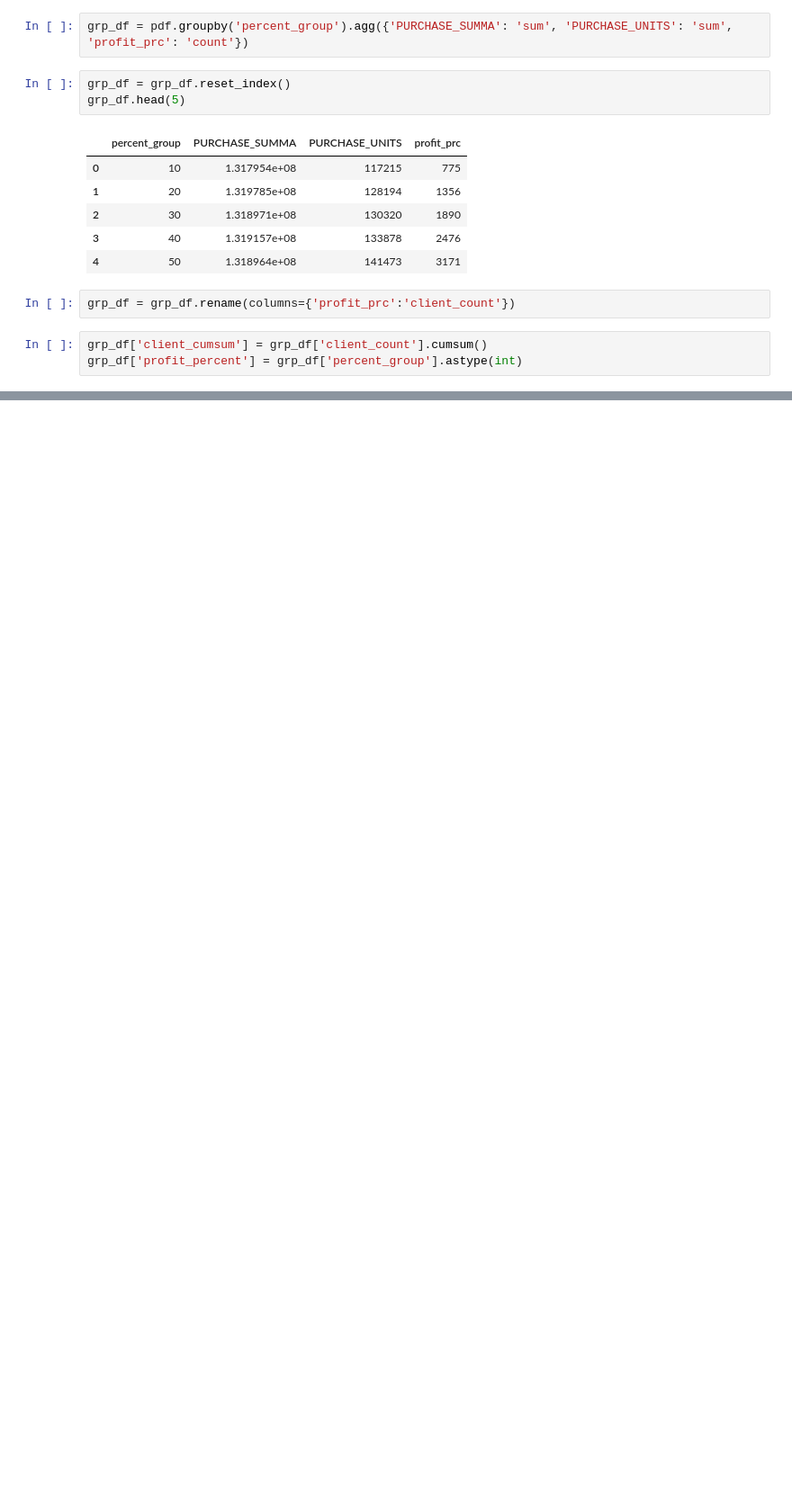
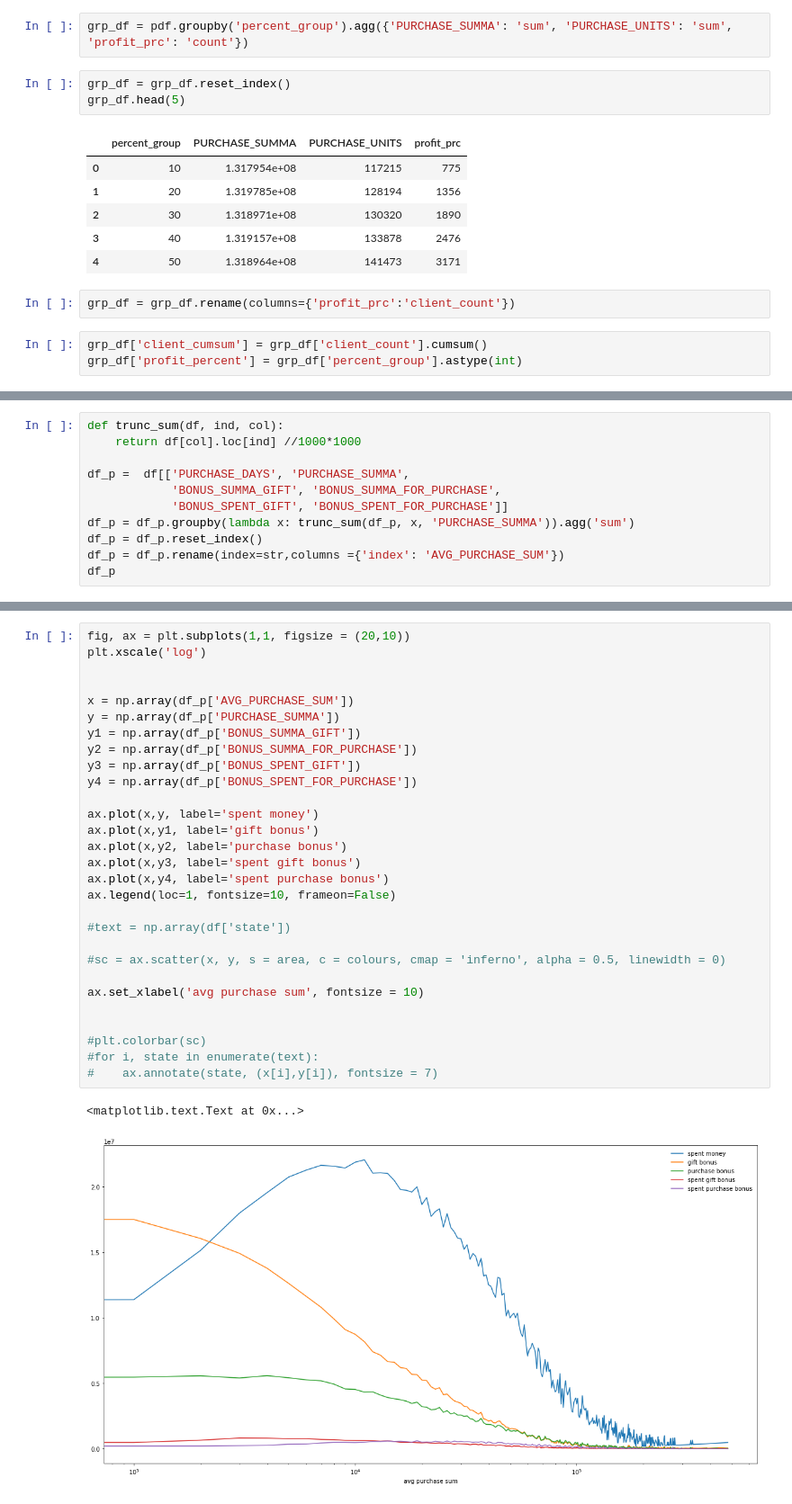
Before and after one commit to erlong15/bigdata_homework, a Jupyter notebook: homework2/homework2_2.ipynb, the cells around one changed output, grey strips where cells are left out. Shown at 90% size. Drawn from its saved outputs; the diff is of its cells as text; blank space fills up the shorter version.

```diff
--- a/homework2/homework2_2.ipynb
+++ b/homework2/homework2_2.ipynb
@@ -75,0 +109,11 @@ ax.fill_between(grp_df['client_cumsum'], 0, grp_df['profit_percent'])
+# %%
+def trunc_sum(df, ind, col):
+    return df[col].loc[ind] //1000*1000
+
+df_p =  df[['PURCHASE_DAYS', 'PURCHASE_SUMMA',
+            'BONUS_SUMMA_GIFT', 'BONUS_SUMMA_FOR_PURCHASE',
+            'BONUS_SPENT_GIFT', 'BONUS_SPENT_FOR_PURCHASE']]
+df_p = df_p.groupby(lambda x: trunc_sum(df_p, x, 'PURCHASE_SUMMA')).agg('sum')
+df_p = df_p.reset_index()
+df_p = df_p.rename(index=str,columns ={'index': 'AVG_PURCHASE_SUM'})
+df_p
@@ -75,0 +139,32 @@ ax.fill_between(grp_df['client_cumsum'], 0, grp_df['profit_percent'])
+# %%
+fig, ax = plt.subplots(1,1, figsize = (20,10))
+plt.xscale('log')
+
+
+x = np.array(df_p['AVG_PURCHASE_SUM'])
+y = np.array(df_p['PURCHASE_SUMMA'])
+y1 = np.array(df_p['BONUS_SUMMA_GIFT'])
+y2 = np.array(df_p['BONUS_SUMMA_FOR_PURCHASE'])
+y3 = np.array(df_p['BONUS_SPENT_GIFT'])
+y4 = np.array(df_p['BONUS_SPENT_FOR_PURCHASE'])
+
+ax.plot(x,y, label='spent money')
+ax.plot(x,y1, label='gift bonus')
+ax.plot(x,y2, label='purchase bonus')
+ax.plot(x,y3, label='spent gift bonus')
+ax.plot(x,y4, label='spent purchase bonus')
+ax.legend(loc=1, fontsize=10, frameon=False)
+
+#text = np.array(df['state'])
+
+#sc = ax.scatter(x, y, s = area, c = colours, cmap = 'inferno', alpha = 0.5, linewidth = 0)
+
+ax.set_xlabel('avg purchase sum', fontsize = 10)
+
+
+#plt.colorbar(sc)
+#for i, state in enumerate(text):
+#    ax.annotate(state, (x[i],y[i]), fontsize = 7)
+# %% [output]
+<matplotlib.text.Text at 0x...>
+[figure, added]
```
Also changed, not shown: parts of 12 cells of this notebook.
